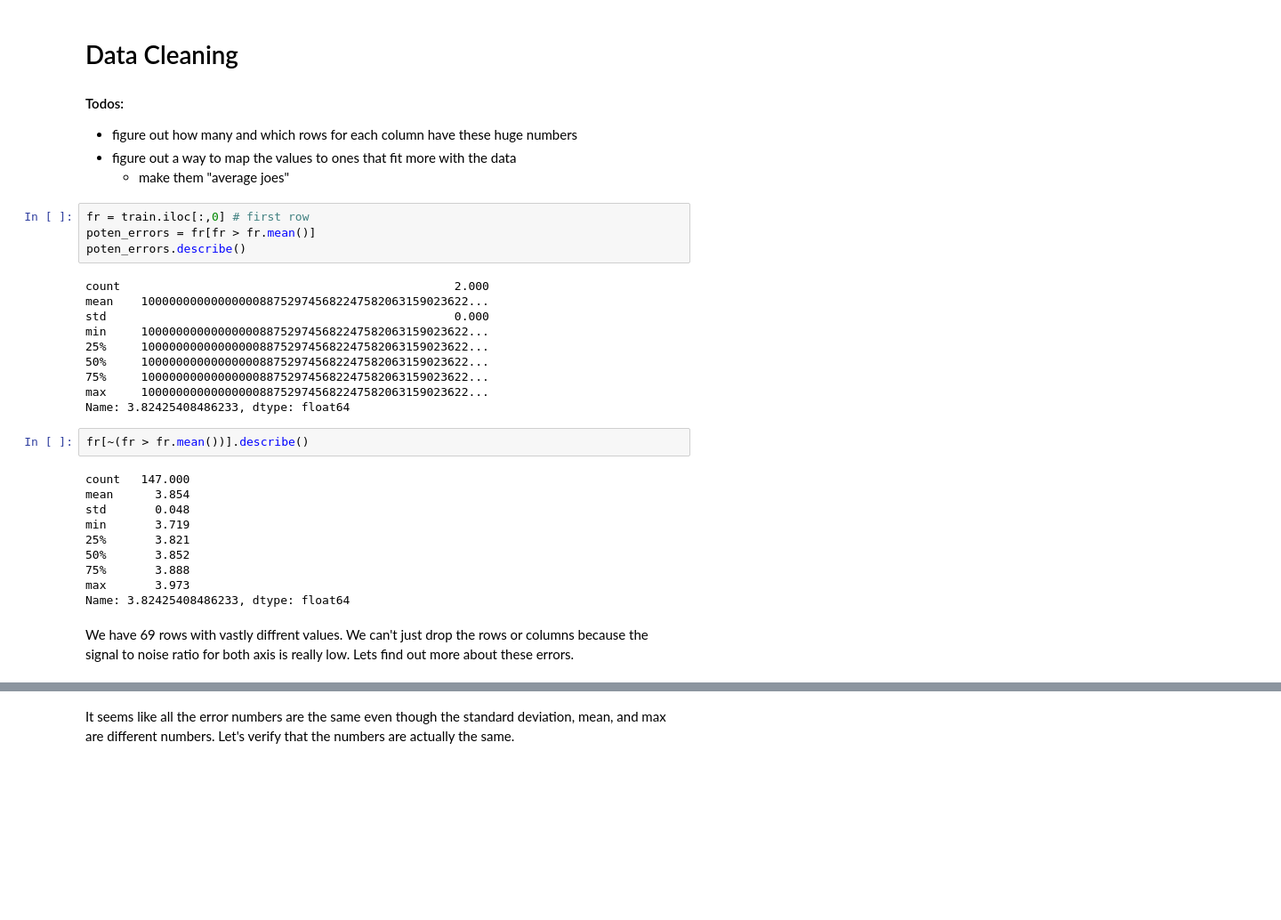
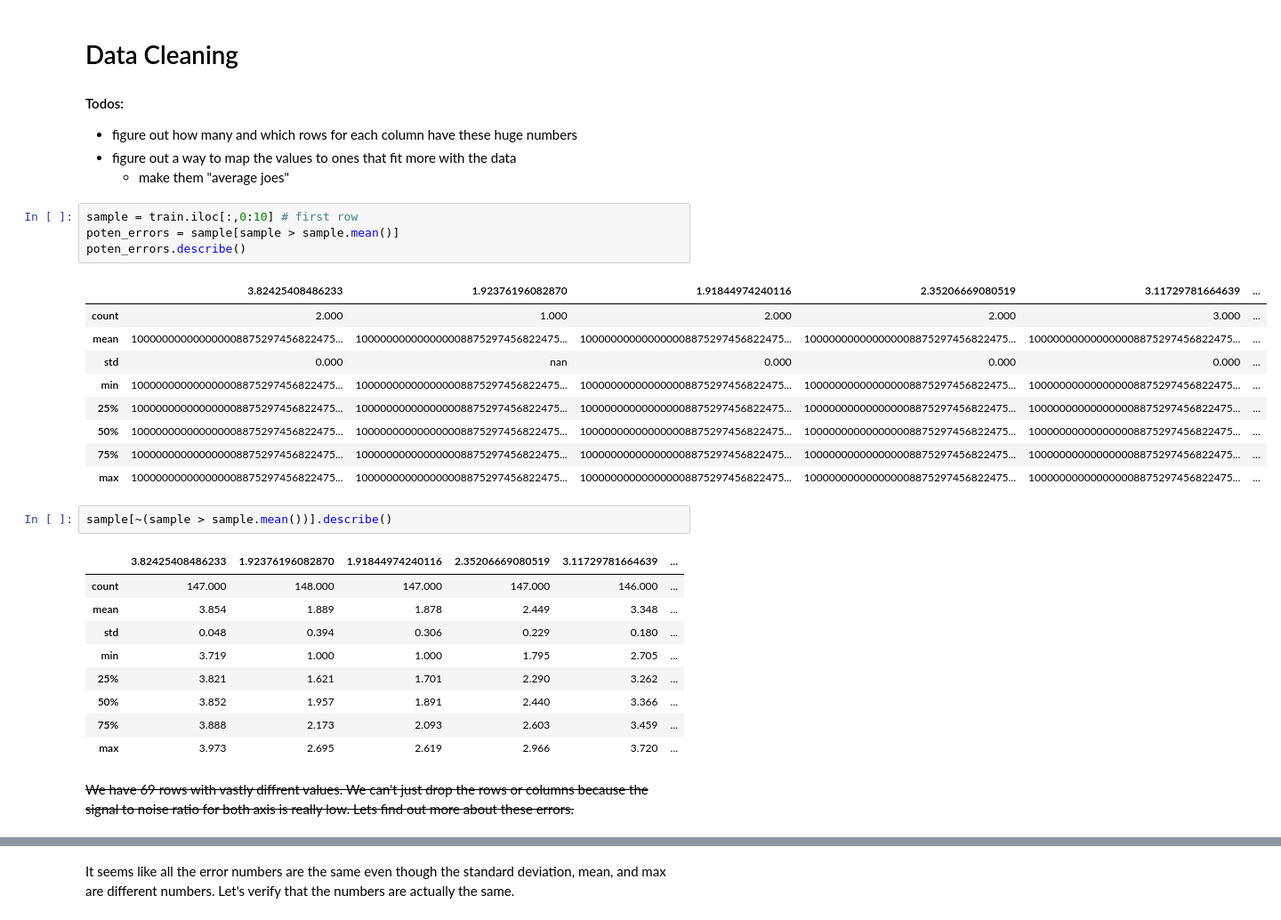
Before and after one commit to calebdre/Machine-Learning-Project, a Jupyter notebook: part1/explore.ipynb, the cells around one changed output, grey strips where cells are left out. Shown at 89% size. Cells and saved outputs as stored; diff of their text form; blank space fills up the shorter version.

```diff
--- a/part1/explore.ipynb
+++ b/part1/explore.ipynb
@@ -50,31 +50,31 @@ labels.describe()
 + figure out a way to map the values to ones that fit more with the data
     * make them "average joes"
 # %%
-fr = train.iloc[:,0] # first row
-poten_errors = fr[fr > fr.mean()]
+sample = train.iloc[:,0:10] # first row
+poten_errors = sample[sample > sample.mean()]
 poten_errors.describe()
 # %% [output]
-count                                                2.000
-mean    10000000000000000887529745682247582063159023622...
-std                                                  0.000
-min     10000000000000000887529745682247582063159023622...
-25%     10000000000000000887529745682247582063159023622...
-50%     10000000000000000887529745682247582063159023622...
-75%     10000000000000000887529745682247582063159023622...
-max     10000000000000000887529745682247582063159023622...
-Name: 3.82425408486233, dtype: float64
+|  | 3.82425408486233 | 1.92376196082870 | 1.91844974240116 | 2.35206669080519 | 3.11729781664639 | ... |
+| count | 2.000 | 1.000 | 2.000 | 2.000 | 3.000 | ... |
+| mean | 100000000000000008875297456822475... | 100000000000000008875297456822475... | 100000000000000008875297456822475... | 100000000000000008875297456822475... | 100000000000000008875297456822475... | ... |
+| std | 0.000 | nan | 0.000 | 0.000 | 0.000 | ... |
+| min | 100000000000000008875297456822475... | 100000000000000008875297456822475... | 100000000000000008875297456822475... | 100000000000000008875297456822475... | 100000000000000008875297456822475... | ... |
+| 25% | 100000000000000008875297456822475... | 100000000000000008875297456822475... | 100000000000000008875297456822475... | 100000000000000008875297456822475... | 100000000000000008875297456822475... | ... |
+| 50% | 100000000000000008875297456822475... | 100000000000000008875297456822475... | 100000000000000008875297456822475... | 100000000000000008875297456822475... | 100000000000000008875297456822475... | ... |
+| 75% | 100000000000000008875297456822475... | 100000000000000008875297456822475... | 100000000000000008875297456822475... | 100000000000000008875297456822475... | 100000000000000008875297456822475... | ... |
+| max | 100000000000000008875297456822475... | 100000000000000008875297456822475... | 100000000000000008875297456822475... | 100000000000000008875297456822475... | 100000000000000008875297456822475... | ... |
-# %%
-fr[~(fr > fr.mean())].describe()
-# %% [output]
-count   147.000
-mean      3.854
-std       0.048
-min       3.719
-25%       3.821
-50%       3.852
-75%       3.888
-max       3.973
-Name: 3.82425408486233, dtype: float64
+# %%
+sample[~(sample > sample.mean())].describe()
+# %% [output]
+|  | 3.82425408486233 | 1.92376196082870 | 1.91844974240116 | 2.35206669080519 | 3.11729781664639 | ... |
+| count | 147.000 | 148.000 | 147.000 | 147.000 | 146.000 | ... |
+| mean | 3.854 | 1.889 | 1.878 | 2.449 | 3.348 | ... |
+| std | 0.048 | 0.394 | 0.306 | 0.229 | 0.180 | ... |
+| min | 3.719 | 1.000 | 1.000 | 1.795 | 2.705 | ... |
+| 25% | 3.821 | 1.621 | 1.701 | 2.290 | 3.262 | ... |
+| 50% | 3.852 | 1.957 | 1.891 | 2.440 | 3.366 | ... |
+| 75% | 3.888 | 2.173 | 2.093 | 2.603 | 3.459 | ... |
+| max | 3.973 | 2.695 | 2.619 | 2.966 | 3.720 | ... |
 # %% [markdown]
-We have 69 rows with vastly diffrent values. We can't just drop the rows or columns because the signal to noise ratio for both axis is really low. Lets find out more about these errors.
+~~We have 69 rows with vastly diffrent values. We can't just drop the rows or columns because the signal to noise ratio for both axis is really low. Lets find out more about these errors.~~
 # %%
```
Also changed, not shown: parts of 13 cells of this notebook, 4 other files.
